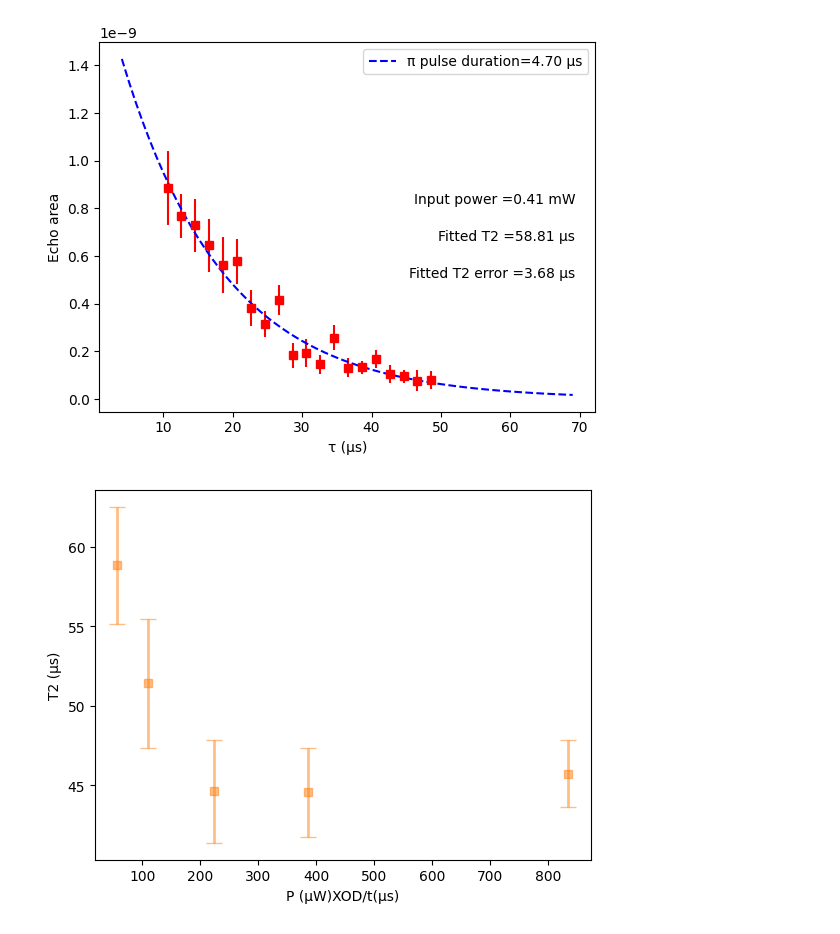
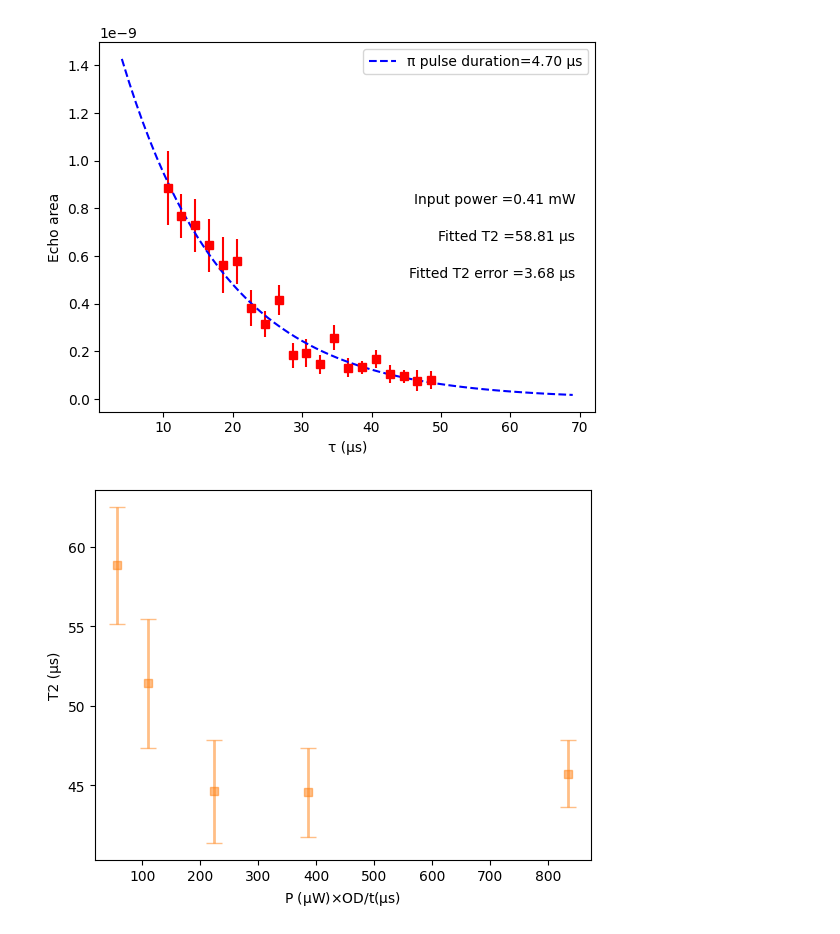
Before and after one commit to JUOM2016/Data-processing, a Jupyter notebook: 20221010_T2_cal_calibration.ipynb, the cells around one changed output. Drawn from its saved outputs; the diff is of its cells as text; code cells hidden in the pictures.

```diff
--- a/20221010_T2_cal_calibration.ipynb
+++ b/20221010_T2_cal_calibration.ipynb
@@ -221,10 +221,10 @@ for index_0 in range(num_of_subfolders):
 # %%
 exc_int=input_power*1e-3*OD/(2*pi_pulse_duation/3)
 fig, ax=plt.subplots()
 
 ax.errorbar(exc_int, T2_fit*1e6, yerr=T2_err_true*1e6,c='tab:orange',fmt='s',alpha=0.5,linewidth=2, capsize=6)
-ax.set_xlabel('P (\u03BCW)XOD/t(\u03BCs)')
+ax.set_xlabel('P (\u03BCW)' r'$\times$' 'OD/t(\u03BCs)')
 ax.set_ylabel('T2 (\u03BCs)')
 plt.show()
 # %% [output]
-[figure, old version]
+[figure, new version]
```
